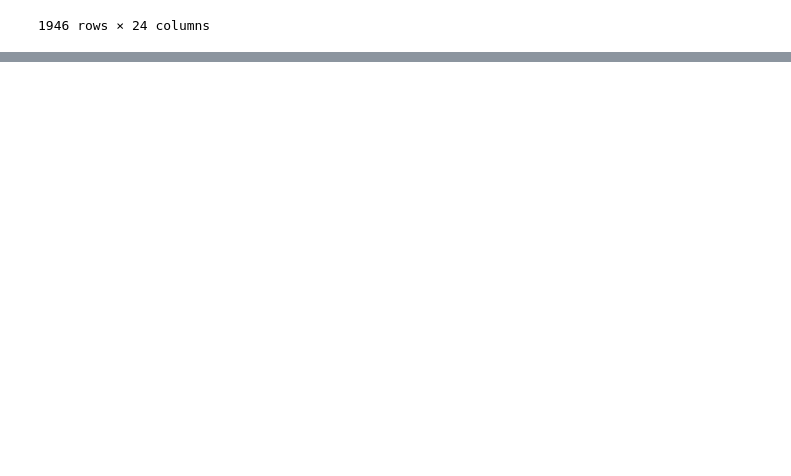
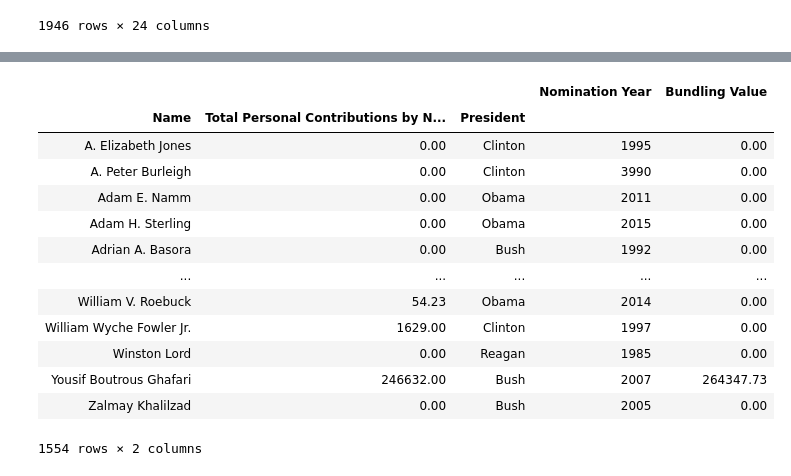
Before and after one commit to whencespence/python, a Jupyter notebook: project/campaign_contributions.ipynb, the cells around one changed output, grey strips where cells are left out. Drawn from its saved outputs; the diff is of its cells as text; code cells hidden in the pictures; blank space fills up the shorter version.

```diff
--- a/project/campaign_contributions.ipynb
+++ b/project/campaign_contributions.ipynb
@@ -96 +98,20 @@ TypeError: must be real number, not str
+# %%
+# Grouping
+
+data.groupby(['Name','Total Personal Contributions by Nominee', 'President']).sum()
+# %% [output]
+|  |  |  | Nomination Year | Bundling Value |
+| Name | Total Personal Contributions by N... | President |  |  |
+| A. Elizabeth Jones | 0.00 | Clinton | 1995 | 0.00 |
+| A. Peter Burleigh | 0.00 | Clinton | 3990 | 0.00 |
+| Adam E. Namm | 0.00 | Obama | 2011 | 0.00 |
+| Adam H. Sterling | 0.00 | Obama | 2015 | 0.00 |
+| Adrian A. Basora | 0.00 | Bush | 1992 | 0.00 |
+| ... | ... | ... | ... | ... |
+| William V. Roebuck | 54.23 | Obama | 2014 | 0.00 |
+| William Wyche Fowler Jr. | 1629.00 | Clinton | 1997 | 0.00 |
+| Winston Lord | 0.00 | Reagan | 1985 | 0.00 |
+| Yousif Boutrous Ghafari | 246632.00 | Bush | 2007 | 264347.73 |
+| Zalmay Khalilzad | 0.00 | Bush | 2005 | 0.00 |
+1554 rows × 2 columns
 # %%
```
Also changed, not shown: parts of 9 cells of this notebook.
